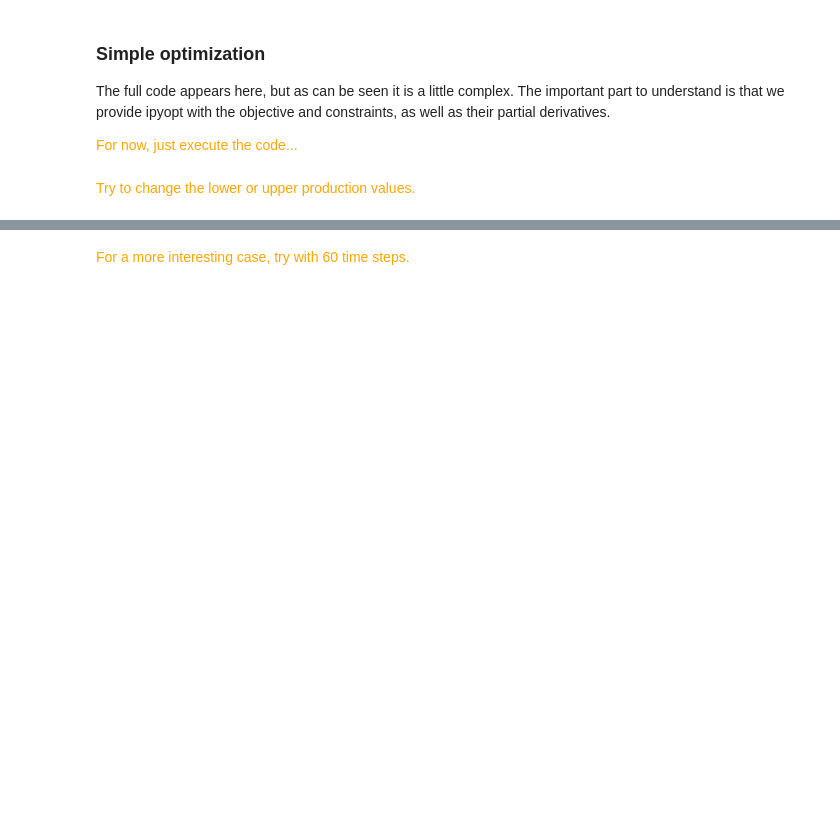
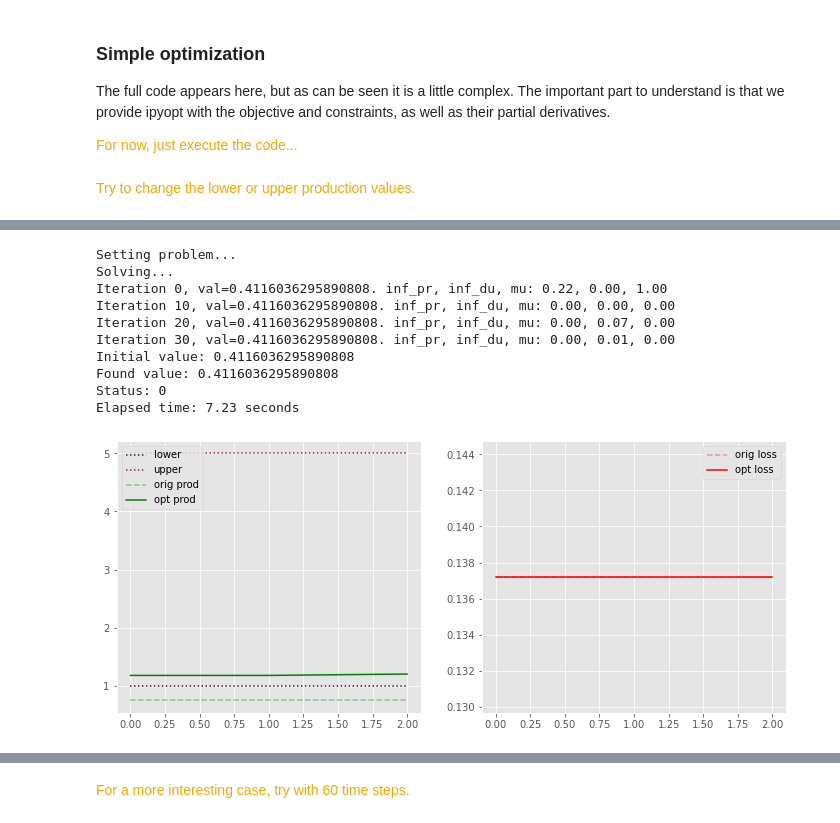
Before and after one commit to sintefmath/Digitalakademi, a Jupyter notebook: Details of Machine Learning and Optimisation/hands on/ML_opt.ipynb, the cells around one changed output, grey strips where cells are left out. Cells and saved outputs as stored; diff of their text form; code cells hidden in the pictures; blank space fills up the shorter version.

```diff
--- a/Details of Machine Learning and Optimisation/hands on/ML_opt.ipynb
+++ b/Details of Machine Learning and Optimisation/hands on/ML_opt.ipynb
@@ -451,3 +492,28 @@ Status: -2
+# %%
+#Sparse time!
+# Let's try with only three time steps first
+tf.logging.set_verbosity(tf.logging.ERROR) #TODO remove this
+
+rows = 3
+init = initial_values[:rows,:]
+
+obj = SimpleProblemSparse(rows, model, fixed_heights, basic_callback, 1.0, 5.0)
+found = optimize_model(obj, init)
+
+fig, ax = plt.subplots(1,2, figsize=(12,5))
+plot_results(ax, init, found, obj)
+# %% [output]
+Setting problem...
+Solving...
+Iteration 0, val=0.4116036295890808. inf_pr, inf_du, mu: 0.22, 0.00, 1.00
+Iteration 10, val=0.4116036295890808. inf_pr, inf_du, mu: 0.00, 0.00, 0.00
+Iteration 20, val=0.4116036295890808. inf_pr, inf_du, mu: 0.00, 0.07, 0.00
+Iteration 30, val=0.4116036295890808. inf_pr, inf_du, mu: 0.00, 0.01, 0.00
+Initial value: 0.4116036295890808
+Found value: 0.4116036295890808
+Status: 0
+Elapsed time: 7.23 seconds
+[figure, added]
 # %%
 #Reduce upper
 rows = 3
```
Also changed, not shown: parts of 19 cells of this notebook.
